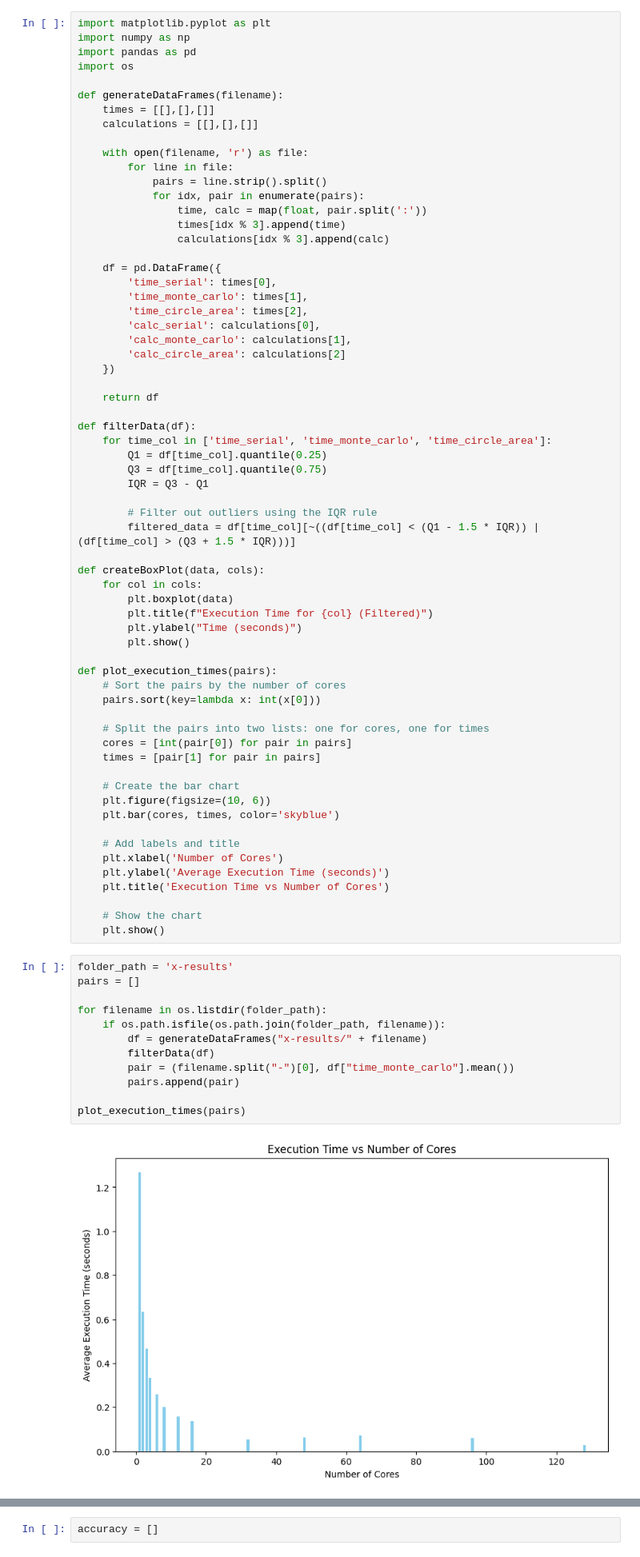
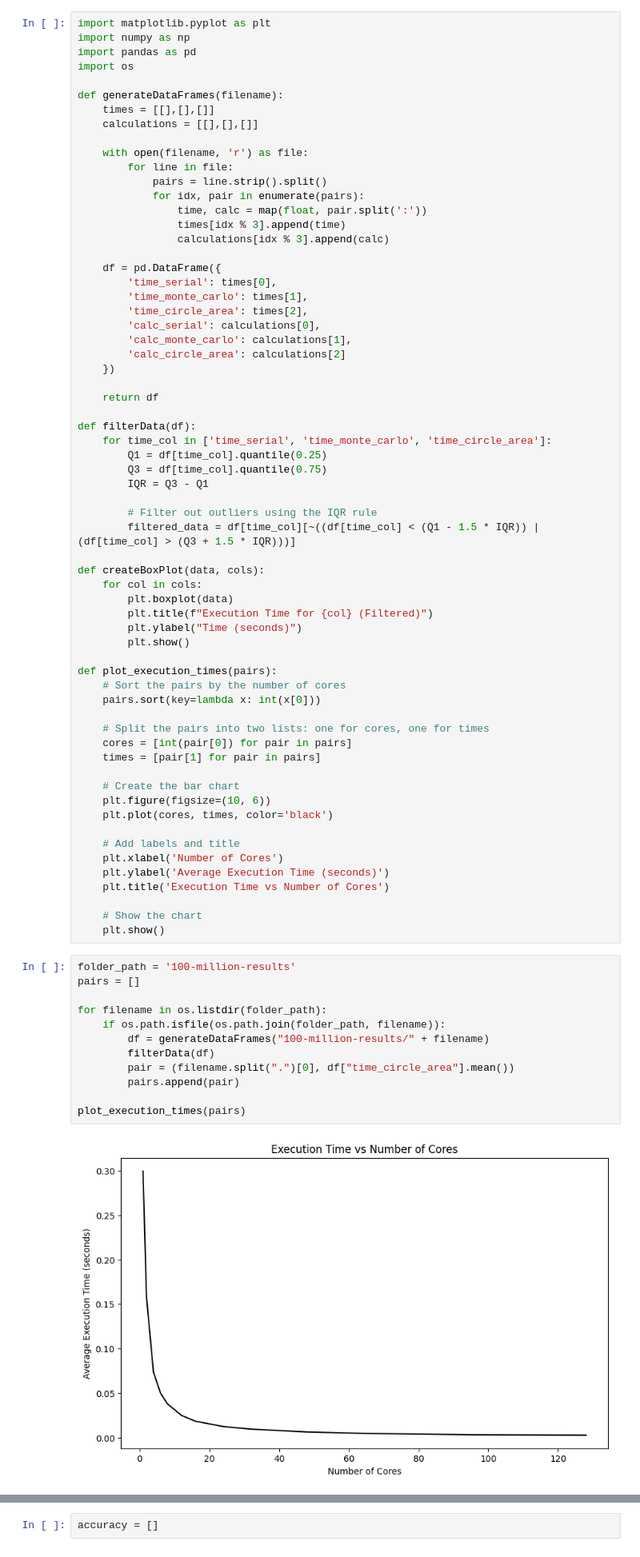
Before and after one commit to F1-uxy/CS-431, a Jupyter notebook: homework01/analysis.ipynb, the cells around one changed output, grey strips where cells are left out. Shown at 80% size. Saved outputs shown, nothing was run; the diff lists cells and outputs as text.

```diff
--- a/homework01/analysis.ipynb
+++ b/homework01/analysis.ipynb
@@ -59,7 +59,7 @@ def plot_execution_times(pairs):
 
     # Create the bar chart
     plt.figure(figsize=(10, 6))
-    plt.bar(cores, times, color='skyblue')
+    plt.plot(cores, times, color='black')
 
     # Add labels and title
     plt.xlabel('Number of Cores')
@@ -69,19 +69,19 @@ def plot_execution_times(pairs):
     # Show the chart
     plt.show()
 # %%
-folder_path = 'x-results'
+folder_path = '100-million-results'
 pairs = []
 
 for filename in os.listdir(folder_path):
     if os.path.isfile(os.path.join(folder_path, filename)):
-        df = generateDataFrames("x-results/" + filename)
+        df = generateDataFrames("100-million-results/" + filename)
         filterData(df)
-        pair = (filename.split("-")[0], df["time_monte_carlo"].mean())
+        pair = (filename.split(".")[0], df["time_circle_area"].mean())
         pairs.append(pair)
 
 plot_execution_times(pairs)
 # %% [output]
-[figure, old version]
+[figure, new version]
 # %%
 # Loop through time columns to filter out outliers and plot
 for time_col in ['time_1', 'time_2', 'time_3']:
```
Also changed, not shown: 6 other files.
